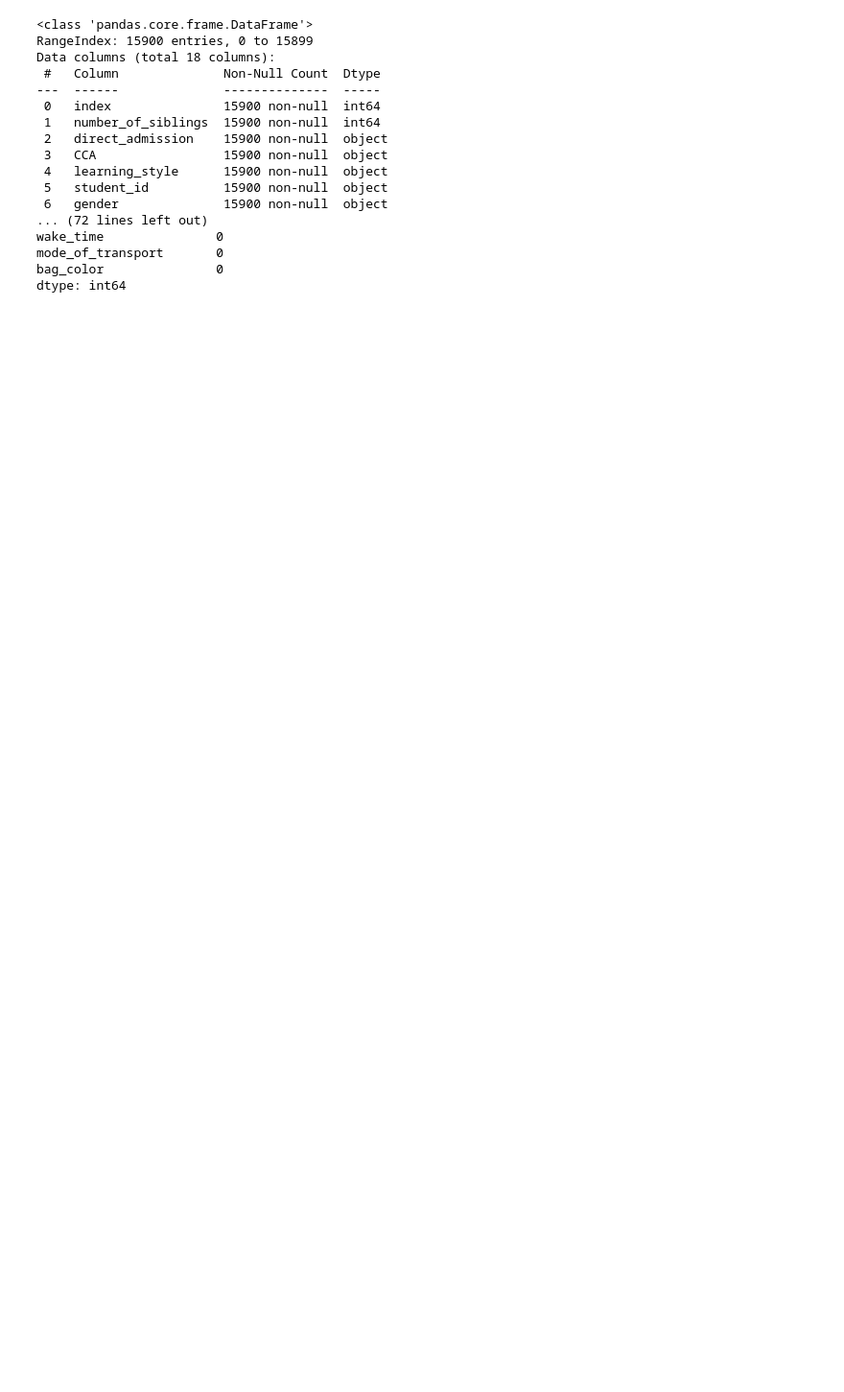
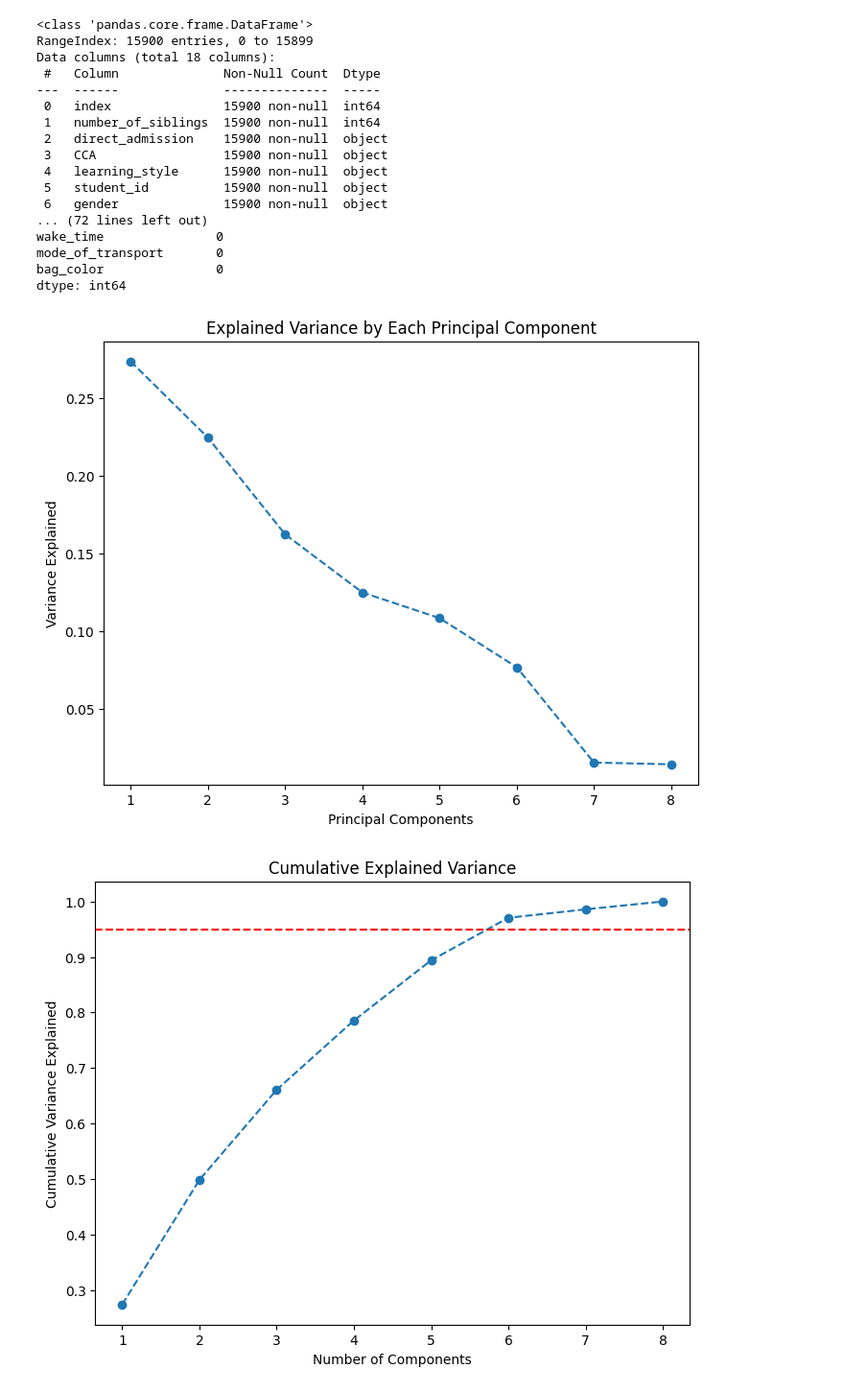
Before and after one commit to shangweisong/AIAP_studentscore, a Jupyter notebook: src/eda.ipynb, the cells around one changed output. Shown at 96% size. Saved outputs shown, nothing was run; the diff lists cells and outputs as text; code cells hidden in the pictures; blank space fills up the shorter version.

```diff
--- a/src/eda.ipynb
+++ b/src/eda.ipynb
@@ -165,6 +270,55 @@ wake_time               0
 mode_of_transport       0
 bag_color               0
 dtype: int64
+# %%
+from sklearn.decomposition import PCA
+from sklearn.preprocessing import StandardScaler
+import pandas as pd
+import matplotlib.pyplot as plt
+# Assuming df_processed is your DataFrame
+
+# Step 1: Select the numerical columns for PCA
+numerical_columns = df_processed.select_dtypes(include=['float64', 'int64']).columns
+
+# Step 2: Standardize the data (important for PCA)
+scaler = StandardScaler()
+df_scaled = scaler.fit_transform(df_processed[numerical_columns])
+
+# Step 3: Apply PCA to reduce the dimensionality
+pca = PCA()
+pca.fit(df_scaled)
+
+# Step 4: Plot the explained variance to see how much each component explains
+plt.figure(figsize=(8, 6))
+plt.plot(range(1, len(numerical_columns) + 1), pca.explained_variance_ratio_, marker='o', linestyle='--')
+plt.title('Explained Variance by Each Principal Component')
+plt.xlabel('Principal Components')
+plt.ylabel('Variance Explained')
+plt.show()
+
+# Step 5: Decide the number of components to keep (e.g., 95% of the variance)
+cumulative_variance = pca.explained_variance_ratio_.cumsum()
+plt.figure(figsize=(8, 6))
+plt.plot(range(1, len(numerical_columns) + 1), cumulative_variance, marker='o', linestyle='--')
+plt.title('Cumulative Explained Variance')
+plt.xlabel('Number of Components')
+plt.ylabel('Cumulative Variance Explained')
+plt.axhline(y=0.95, color='r', linestyle='--')  # Show where 95% variance is explained
+plt.show()
+
+# Step 6: Transform the data into the principal components (keep enough components to explain 95% variance)
+n_components = next(i for i, v in enumerate(cumulative_variance) if v >= 0.95) + 1
+pca = PCA(n_components=n_components)
+df_pca = pca.fit_transform(df_scaled)
+
+# Step 7: Convert the PCA components back into a DataFrame (optional)
+df_pca_df = pd.DataFrame(df_pca, columns=[f'PC{i+1}' for i in range(n_components)])
+
+# Step 8: Optionally, concatenate the principal components with other data
+# df_final = pd.concat([df_processed, df_pca_df], axis=1)
+# %% [output]
+[figure, added]
+[figure, added]
 # %%
 
 # # Histogram of a specific numeric column
```
Also changed, not shown: parts of 9 cells of this notebook.
